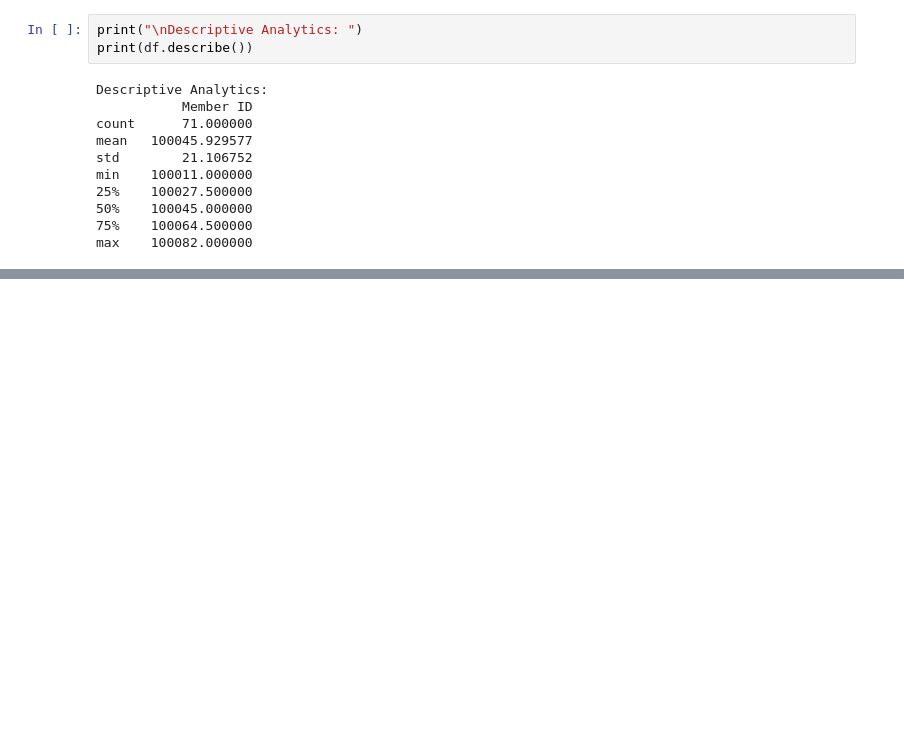
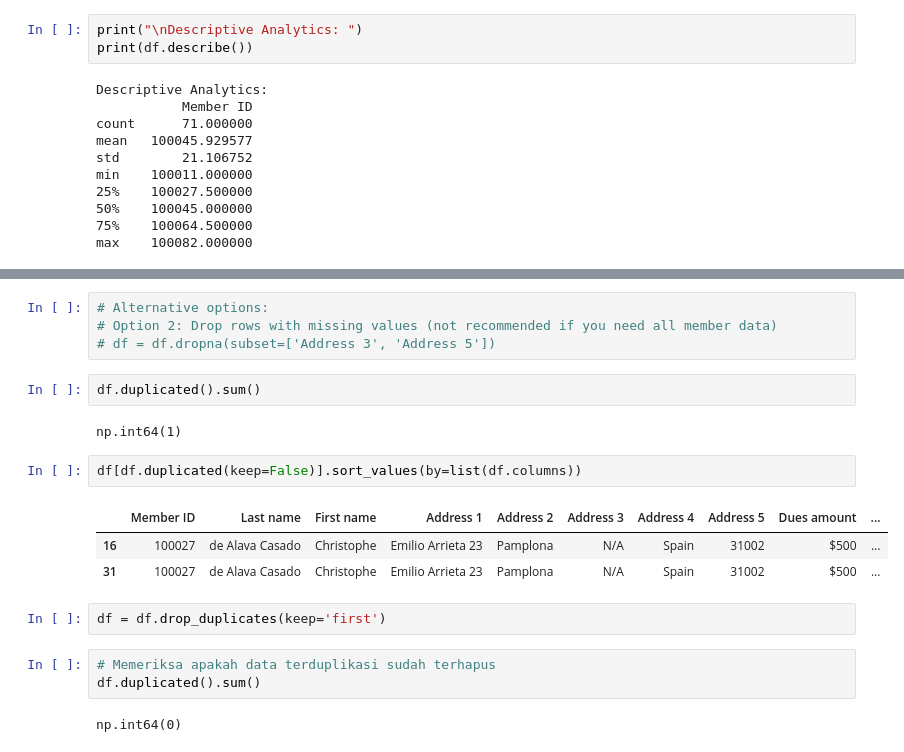
Before and after one commit to alfitranurr/DATA-MINING, a Jupyter notebook: PRACTICUM/MODUL 2/CODELAB/codelab1.ipynb, the cells around one changed output, grey strips where cells are left out. Saved outputs shown, nothing was run; the diff lists cells and outputs as text; blank space fills up the shorter version.

```diff
--- a/PRACTICUM/MODUL 2/CODELAB/codelab1.ipynb
+++ b/PRACTICUM/MODUL 2/CODELAB/codelab1.ipynb
@@ -71,0 +137,21 @@ max    100082.000000
+# %%
+# Alternative options:
+# Option 2: Drop rows with missing values (not recommended if you need all member data)
+# df = df.dropna(subset=['Address 3', 'Address 5'])
+# %%
+df.duplicated().sum()
+# %% [output]
+np.int64(1)
+# %%
+df[df.duplicated(keep=False)].sort_values(by=list(df.columns))
+# %% [output]
+|  | Member ID | Last name | First name | Address 1 | Address 2 | Address 3 | Address 4 | Address 5 | Dues amount | ... |
+| 16 | 100027 | de Alava Casado | Christophe | Emilio Arrieta 23 | Pamplona | N/A | Spain | 31002 | $500 | ... |
+| 31 | 100027 | de Alava Casado | Christophe | Emilio Arrieta 23 | Pamplona | N/A | Spain | 31002 | $500 | ... |
+# %%
+df = df.drop_duplicates(keep='first')
+# %%
+# Memeriksa apakah data terduplikasi sudah terhapus
+df.duplicated().sum()
+# %% [output]
+np.int64(0)
```
Also changed, not shown: parts of 17 cells of this notebook.
